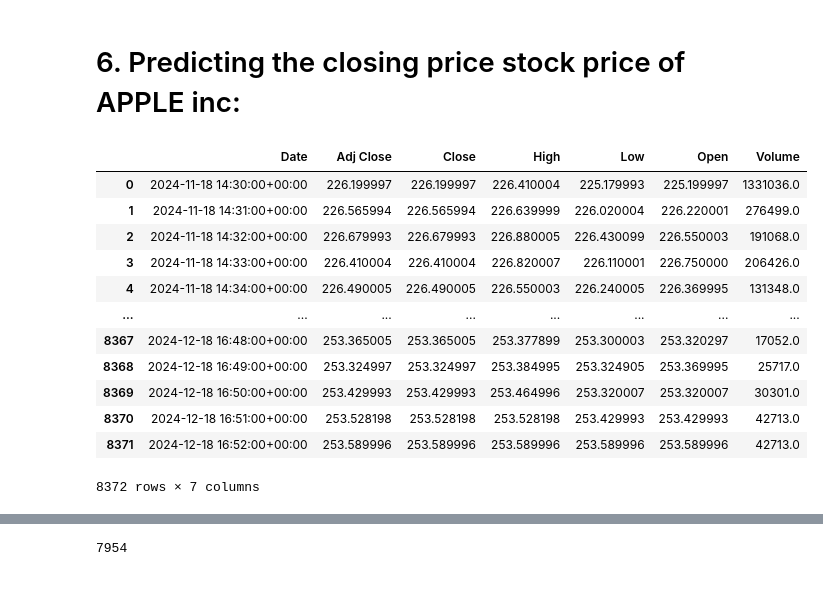
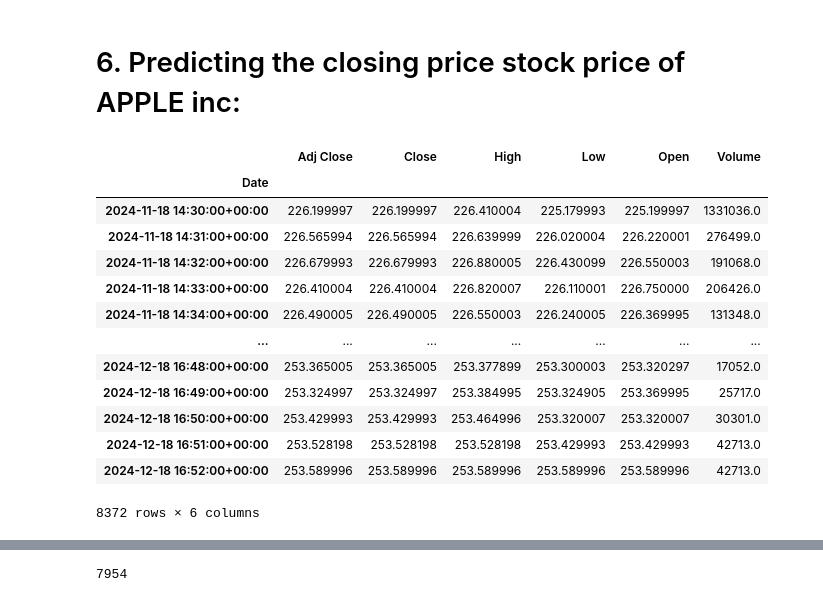
Before and after one commit to LHSang6403/thesis-xang-chuong, a Jupyter notebook: stock-market-analysis-prediction-using-lstm.ipynb, the cells around one changed output, grey strips where cells are left out. Drawn from its saved outputs; the diff is of its cells as text; code cells hidden in the pictures.

```diff
--- a/stock-market-analysis-prediction-using-lstm.ipynb
+++ b/stock-market-analysis-prediction-using-lstm.ipynb
@@ -383,24 +383,29 @@ for label, x, y in zip(rets.columns, rets.mean(), rets.std()):
 # %%
 # Get the stock quote
 # df = yf.download('AAPL', start='2012-01-01', end=datetime.now())
 
 df = pd.read_csv('newfile.csv')
-# Show teh data
+
+# change index to date
+df['Date'] = pd.to_datetime(df['Date'])
+df.set_index('Date', inplace=True)
+
 df
 # %% [output]
-|  | Date | Adj Close | Close | High | Low | Open | Volume |
-| 0 | 2024-11-18 14:30:00+00:00 | 226.199997 | 226.199997 | 226.410004 | 225.179993 | 225.199997 | 1331036.0 |
-| 1 | 2024-11-18 14:31:00+00:00 | 226.565994 | 226.565994 | 226.639999 | 226.020004 | 226.220001 | 276499.0 |
-| 2 | 2024-11-18 14:32:00+00:00 | 226.679993 | 226.679993 | 226.880005 | 226.430099 | 226.550003 | 191068.0 |
-| 3 | 2024-11-18 14:33:00+00:00 | 226.410004 | 226.410004 | 226.820007 | 226.110001 | 226.750000 | 206426.0 |
-| 4 | 2024-11-18 14:34:00+00:00 | 226.490005 | 226.490005 | 226.550003 | 226.240005 | 226.369995 | 131348.0 |
-| ... | ... | ... | ... | ... | ... | ... | ... |
-| 8367 | 2024-12-18 16:48:00+00:00 | 253.365005 | 253.365005 | 253.377899 | 253.300003 | 253.320297 | 17052.0 |
-| 8368 | 2024-12-18 16:49:00+00:00 | 253.324997 | 253.324997 | 253.384995 | 253.324905 | 253.369995 | 25717.0 |
-| 8369 | 2024-12-18 16:50:00+00:00 | 253.429993 | 253.429993 | 253.464996 | 253.320007 | 253.320007 | 30301.0 |
-| 8370 | 2024-12-18 16:51:00+00:00 | 253.528198 | 253.528198 | 253.528198 | 253.429993 | 253.429993 | 42713.0 |
-| 8371 | 2024-12-18 16:52:00+00:00 | 253.589996 | 253.589996 | 253.589996 | 253.589996 | 253.589996 | 42713.0 |
+|  | Adj Close | Close | High | Low | Open | Volume |
+| Date |  |  |  |  |  |  |
+| 2024-11-18 14:30:00+00:00 | 226.199997 | 226.199997 | 226.410004 | 225.179993 | 225.199997 | 1331036.0 |
+| 2024-11-18 14:31:00+00:00 | 226.565994 | 226.565994 | 226.639999 | 226.020004 | 226.220001 | 276499.0 |
+| 2024-11-18 14:32:00+00:00 | 226.679993 | 226.679993 | 226.880005 | 226.430099 | 226.550003 | 191068.0 |
+| 2024-11-18 14:33:00+00:00 | 226.410004 | 226.410004 | 226.820007 | 226.110001 | 226.750000 | 206426.0 |
+| 2024-11-18 14:34:00+00:00 | 226.490005 | 226.490005 | 226.550003 | 226.240005 | 226.369995 | 131348.0 |
+| ... | ... | ... | ... | ... | ... | ... |
+| 2024-12-18 16:48:00+00:00 | 253.365005 | 253.365005 | 253.377899 | 253.300003 | 253.320297 | 17052.0 |
+| 2024-12-18 16:49:00+00:00 | 253.324997 | 253.324997 | 253.384995 | 253.324905 | 253.369995 | 25717.0 |
+| 2024-12-18 16:50:00+00:00 | 253.429993 | 253.429993 | 253.464996 | 253.320007 | 253.320007 | 30301.0 |
+| 2024-12-18 16:51:00+00:00 | 253.528198 | 253.528198 | 253.528198 | 253.429993 | 253.429993 | 42713.0 |
+| 2024-12-18 16:52:00+00:00 | 253.589996 | 253.589996 | 253.589996 | 253.589996 | 253.589996 | 42713.0 |
-8372 rows × 7 columns
+8372 rows × 6 columns
 # %%
 plt.figure(figsize=(16,6))
 plt.title('Close Price History')
```
Also changed, not shown: parts of 19 cells of this notebook.
